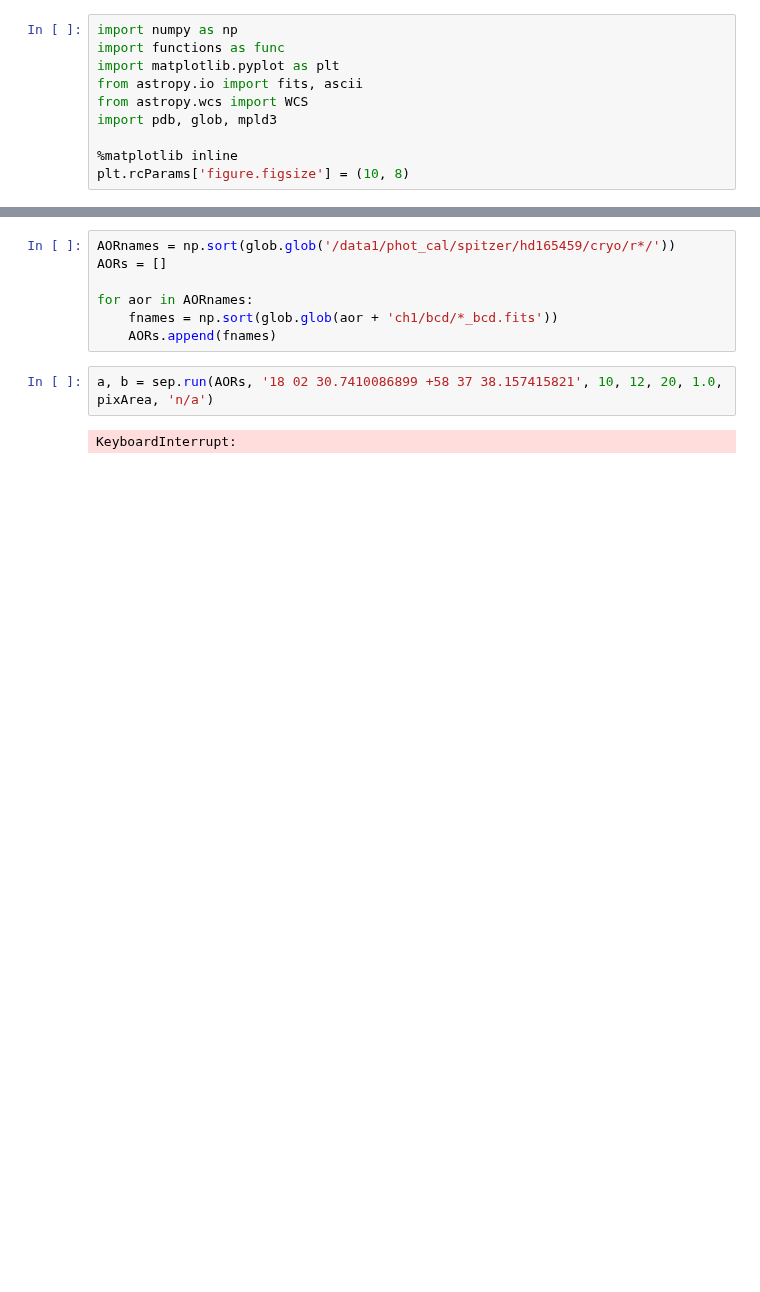
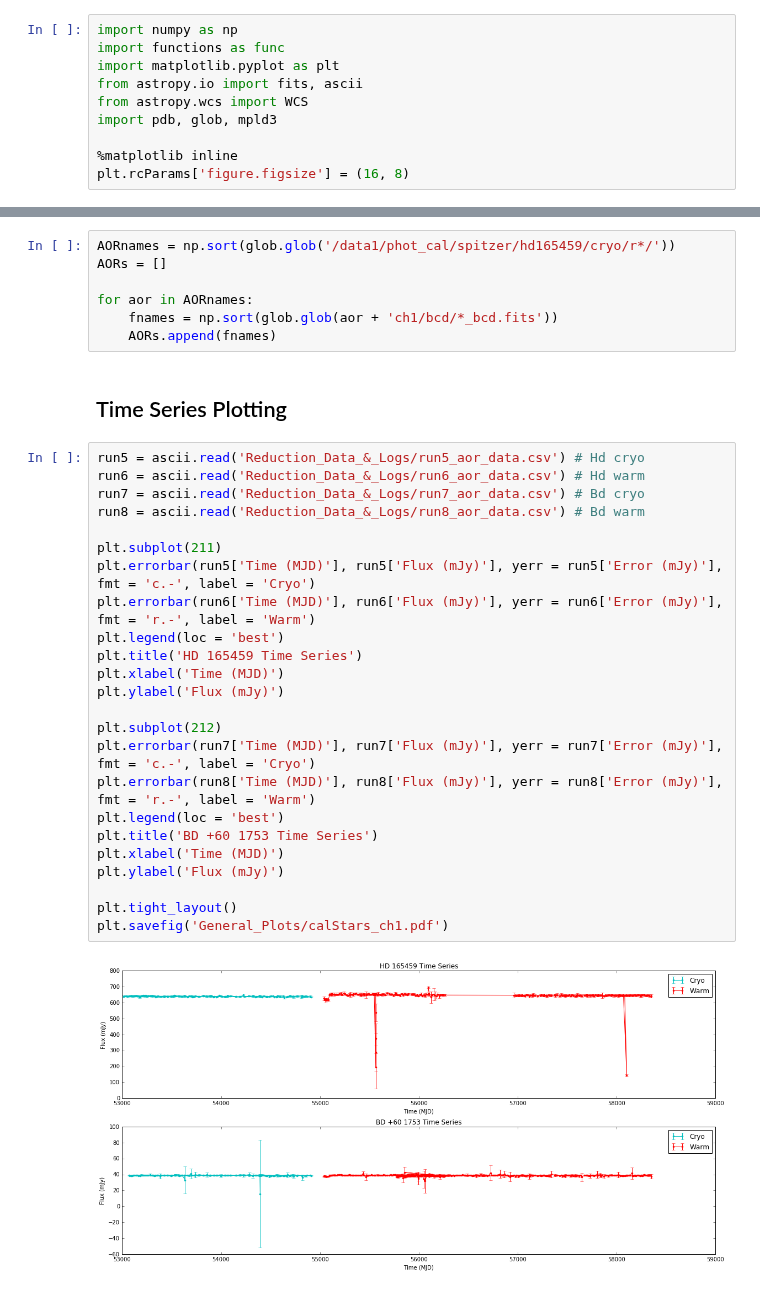
Before and after one commit to eas342/IRAC_photometry, a Jupyter notebook: PhotTests.ipynb, the cells around one changed output, grey strips where cells are left out. Saved outputs shown, nothing was run; the diff lists cells and outputs as text; blank space fills up the shorter version.

Commit message:
Generated proper systematics applied and outlier rejected data. Made time series.

```diff
--- a/PhotTests.ipynb
+++ b/PhotTests.ipynb
@@ -7,7 +7,7 @@ from astropy.wcs import WCS
 import pdb, glob, mpld3
 
 %matplotlib inline
-plt.rcParams['figure.figsize'] = (10, 8)
+plt.rcParams['figure.figsize'] = (16, 8)
 # %% [markdown]
 ## Magnitude Test
 # %%
@@ -102,7 +102,31 @@ AORs = []
 for aor in AORnames:
     fnames = np.sort(glob.glob(aor + 'ch1/bcd/*_bcd.fits'))
     AORs.append(fnames)
-# %%
-a, b = sep.run(AORs, '18 02 30.7410086899 +58 37 38.157415821', 10, 12, 20, 1.0, pixArea, 'n/a')
-# %% [output]
-KeyboardInterrupt:
+# %% [markdown]
+## Time Series Plotting
+# %%
+run5 = ascii.read('Reduction_Data_&_Logs/run5_aor_data.csv') # Hd cryo
+run6 = ascii.read('Reduction_Data_&_Logs/run6_aor_data.csv') # Hd warm
+run7 = ascii.read('Reduction_Data_&_Logs/run7_aor_data.csv') # Bd cryo
+run8 = ascii.read('Reduction_Data_&_Logs/run8_aor_data.csv') # Bd warm
+
+plt.subplot(211)
+plt.errorbar(run5['Time (MJD)'], run5['Flux (mJy)'], yerr = run5['Error (mJy)'], fmt = 'c.-', label = 'Cryo')
+plt.errorbar(run6['Time (MJD)'], run6['Flux (mJy)'], yerr = run6['Error (mJy)'], fmt = 'r.-', label = 'Warm')
+plt.legend(loc = 'best')
+plt.title('HD 165459 Time Series')
+plt.xlabel('Time (MJD)')
+plt.ylabel('Flux (mJy)')
+
+plt.subplot(212)
+plt.errorbar(run7['Time (MJD)'], run7['Flux (mJy)'], yerr = run7['Error (mJy)'], fmt = 'c.-', label = 'Cryo')
+plt.errorbar(run8['Time (MJD)'], run8['Flux (mJy)'], yerr = run8['Error (mJy)'], fmt = 'r.-', label = 'Warm')
+plt.legend(loc = 'best')
+plt.title('BD +60 1753 Time Series')
+plt.xlabel('Time (MJD)')
+plt.ylabel('Flux (mJy)')
+
+plt.tight_layout()
+plt.savefig('General_Plots/calStars_ch1.pdf')
+# %% [output]
+[figure, added]
```
Also changed, not shown: parts of 2 cells of this notebook, 14 other files.
